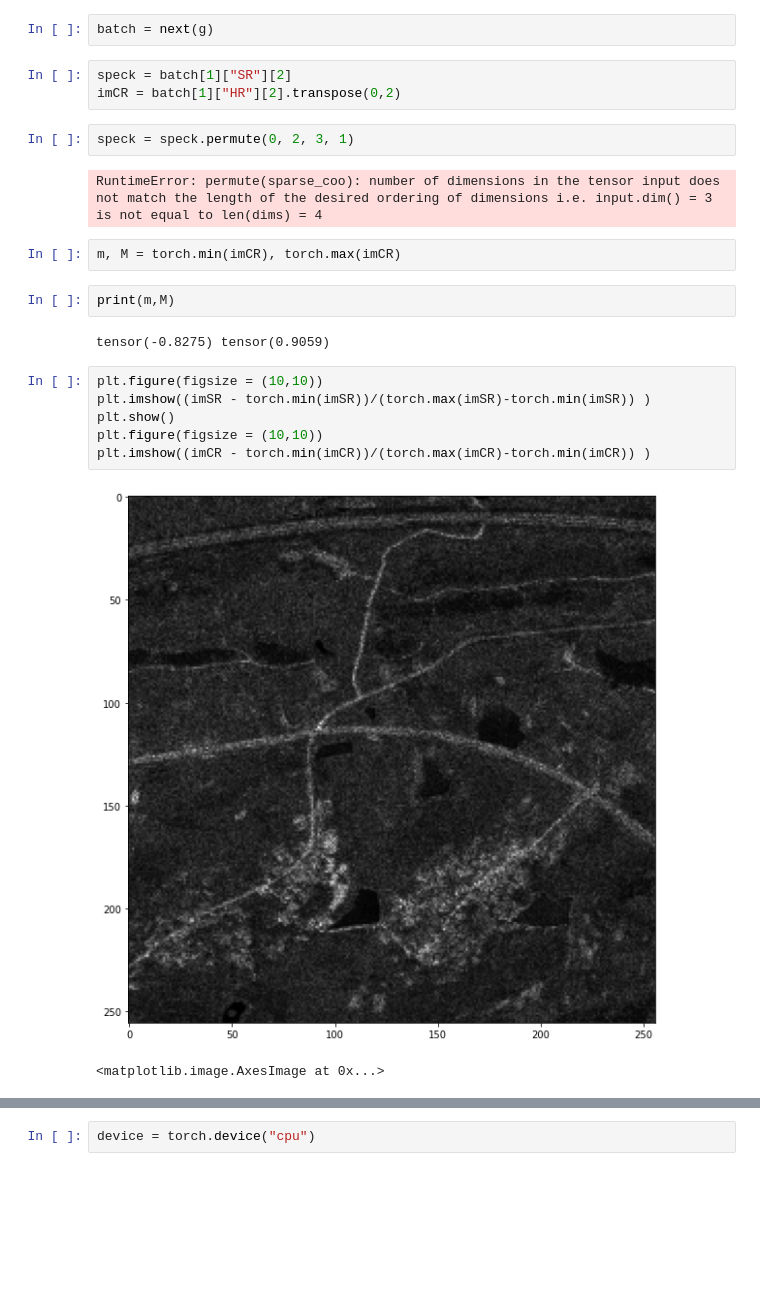
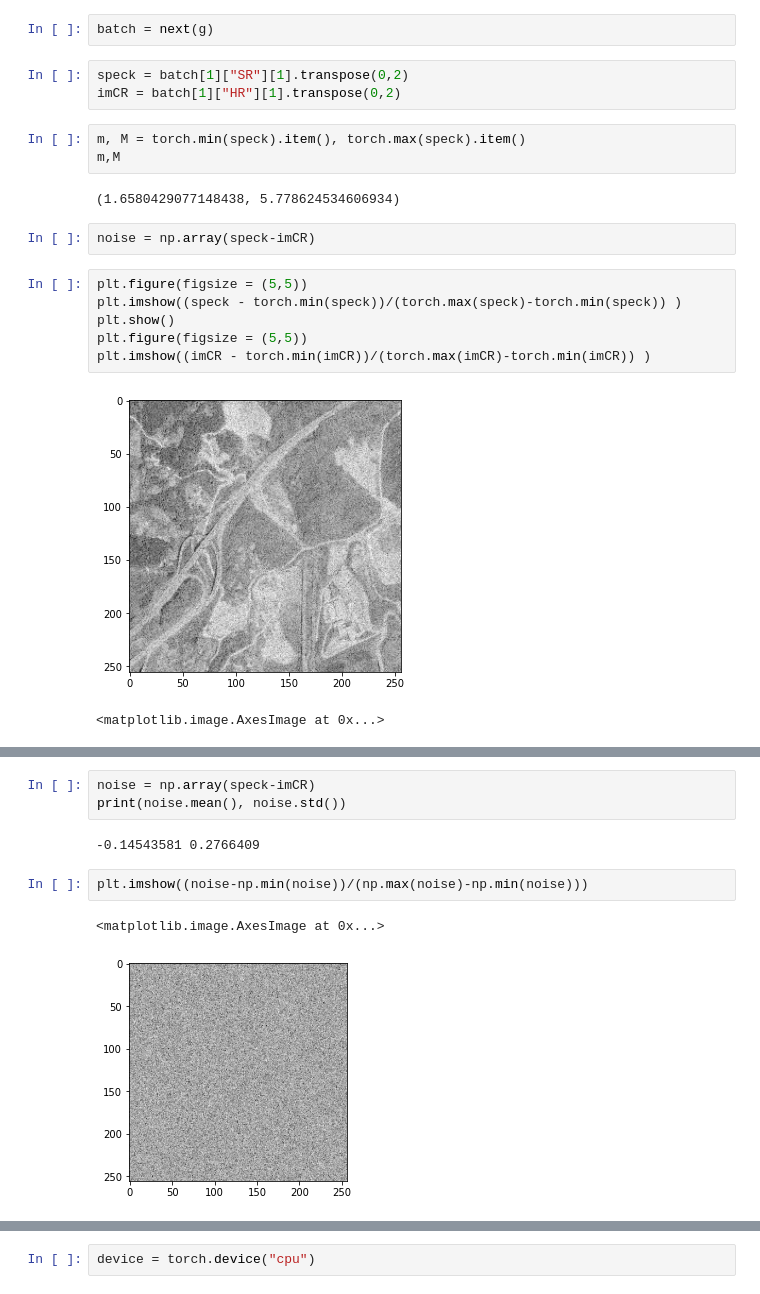
Before and after one commit to PierreGarciaRafael/SAR_DDPM, a Jupyter notebook: tests.ipynb, the cells around one changed output, grey strips where cells are left out. Saved outputs shown, nothing was run; the diff lists cells and outputs as text; blank space fills up the shorter version.

```diff
--- a/tests.ipynb
+++ b/tests.ipynb
@@ -33,24 +30,21 @@ def rgb_noise(x_start):
 # %%
 batch = next(g)
 # %%
-speck = batch[1]["SR"][2]
-imCR = batch[1]["HR"][2].transpose(0,2)
+speck = batch[1]["SR"][1].transpose(0,2)
+imCR = batch[1]["HR"][1].transpose(0,2)
-# %%
-speck = speck.permute(0, 2, 3, 1)
-# %% [output]
-RuntimeError: permute(sparse_coo): number of dimensions in the tensor input does not match the length of the desired ordering of dimensions i.e. input.dim() = 3 is not equal to len(dims) = 4
 # %%
-m, M = torch.min(imCR), torch.max(imCR)
+m, M = torch.min(speck).item(), torch.max(speck).item()
+m,M
+# %% [output]
+(1.6580429077148438, 5.778624534606934)
-# %%
-print(m,M)
-# %% [output]
-tensor(-0.8275) tensor(0.9059)
+# %%
+noise = np.array(speck-imCR)
 # %%
-plt.figure(figsize = (10,10))
-plt.imshow((imSR - torch.min(imSR))/(torch.max(imSR)-torch.min(imSR)) )
+plt.figure(figsize = (5,5))
+plt.imshow((speck - torch.min(speck))/(torch.max(speck)-torch.min(speck)) )
 plt.show()
-plt.figure(figsize = (10,10))
+plt.figure(figsize = (5,5))
 plt.imshow((imCR - torch.min(imCR))/(torch.max(imCR)-torch.min(imCR)) )
 # %% [output]
-[figure, old version]
+[figure, new version]
 <matplotlib.image.AxesImage at 0x...>
@@ -57,0 +52,10 @@ plt.imshow((imCR - torch.min(imCR))/(torch.max(imCR)-torch.min(imCR)) )
+# %%
+noise = np.array(speck-imCR)
+print(noise.mean(), noise.std())
+# %% [output]
+-0.14543581 0.2766409
+# %%
+plt.imshow((noise-np.min(noise))/(np.max(noise)-np.min(noise)))
+# %% [output]
+<matplotlib.image.AxesImage at 0x...>
+[figure, added]
```
Also changed, not shown: parts of 23 cells of this notebook, 3 other files.
